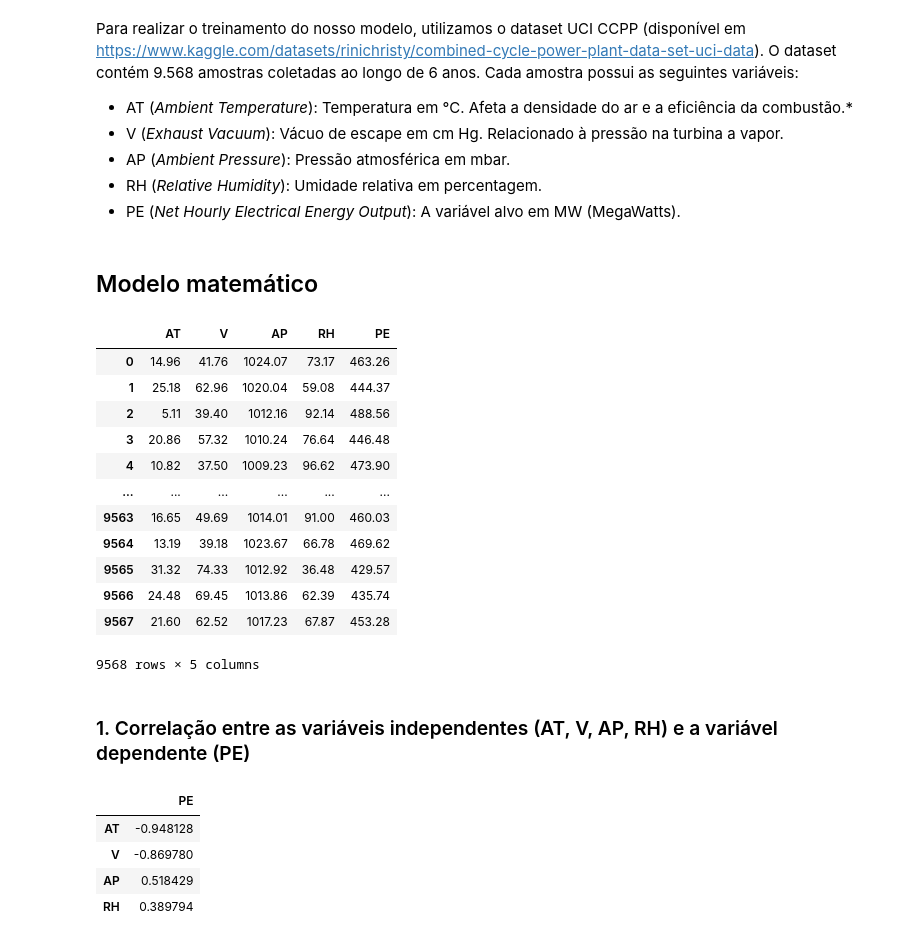
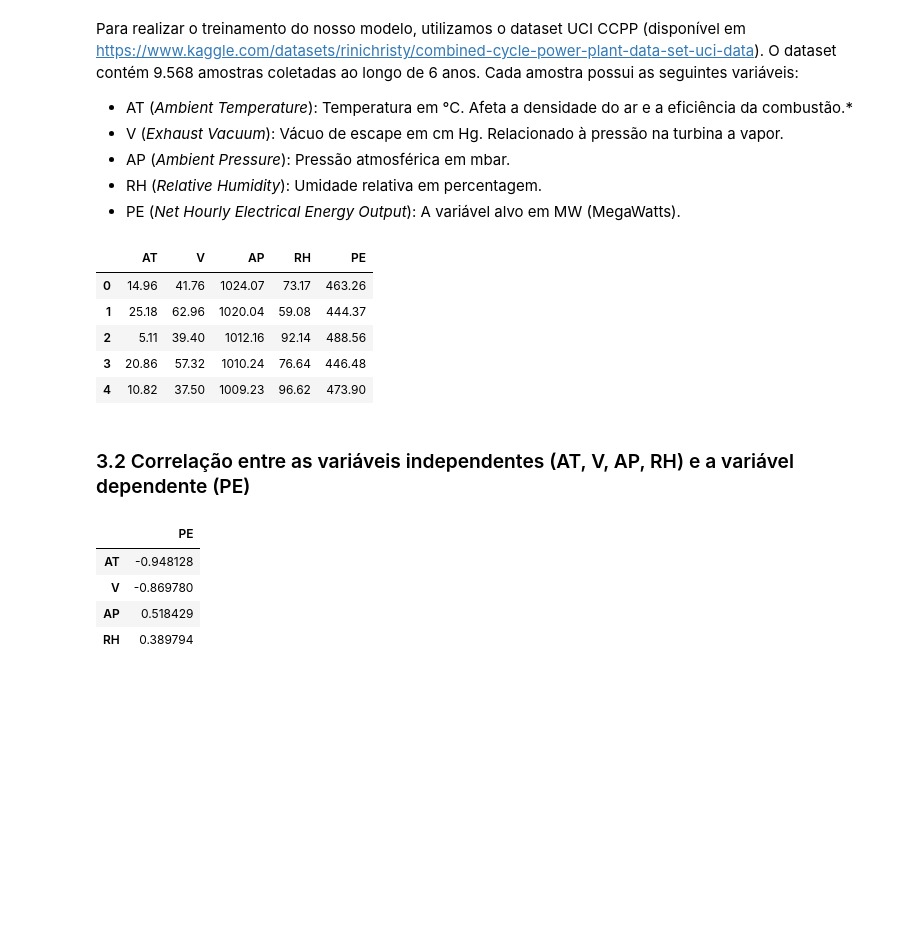
Before and after one commit to guilhermef2k/Sistemas_Inteligentes, a Jupyter notebook: Regressão Linear/regressao_linear.ipynb, the cells around one changed output. Cells and saved outputs as stored; diff of their text form; code cells hidden in the pictures; blank space fills up the shorter version.

```diff
--- a/Regressão Linear/regressao_linear.ipynb
+++ b/Regressão Linear/regressao_linear.ipynb
@@ -28,8 +30,6 @@ Para realizar o treinamento do nosso modelo, utilizamos o dataset UCI CCPP (disp
 *   AP (*Ambient Pressure*): Pressão atmosférica em mbar.
 *   RH (*Relative Humidity*): Umidade relativa em percentagem.
 *   PE (*Net Hourly Electrical Energy Output*): A variável alvo em MW (MegaWatts).
-# %% [markdown]
-## Modelo matemático
 # %%
 import pandas as pd
 import seaborn as sns
@@ -38,25 +38,19 @@ from sklearn.model_selection import train_test_split
 from sklearn.linear_model import LinearRegression
 from sklearn import metrics
 import numpy as np
-# %%
-df = pd.read_csv('/content/sample_data/Power Plant Data.csv')
-df
-# %% [output]
-|  | AT | V | AP | RH | PE |
-| 0 | 14.96 | 41.76 | 1024.07 | 73.17 | 463.26 |
-| 1 | 25.18 | 62.96 | 1020.04 | 59.08 | 444.37 |
-| 2 | 5.11 | 39.40 | 1012.16 | 92.14 | 488.56 |
-| 3 | 20.86 | 57.32 | 1010.24 | 76.64 | 446.48 |
-| 4 | 10.82 | 37.50 | 1009.23 | 96.62 | 473.90 |
-| ... | ... | ... | ... | ... | ... |
-| 9563 | 16.65 | 49.69 | 1014.01 | 91.00 | 460.03 |
-| 9564 | 13.19 | 39.18 | 1023.67 | 66.78 | 469.62 |
-| 9565 | 31.32 | 74.33 | 1012.92 | 36.48 | 429.57 |
-| 9566 | 24.48 | 69.45 | 1013.86 | 62.39 | 435.74 |
-| 9567 | 21.60 | 62.52 | 1017.23 | 67.87 | 453.28 |
-9568 rows × 5 columns
+# %%
+url = 'https://raw.githubusercontent.com/guilhermef2k/Sistemas_Inteligentes/main/Regress%C3%A3o%20Linear/dataSet/Power%20Plant%20Data.csv'
+df = pd.read_csv(url)
+df.head()
+# %% [output]
+|  | AT | V | AP | RH | PE |
+| 0 | 14.96 | 41.76 | 1024.07 | 73.17 | 463.26 |
+| 1 | 25.18 | 62.96 | 1020.04 | 59.08 | 444.37 |
+| 2 | 5.11 | 39.40 | 1012.16 | 92.14 | 488.56 |
+| 3 | 20.86 | 57.32 | 1010.24 | 76.64 | 446.48 |
+| 4 | 10.82 | 37.50 | 1009.23 | 96.62 | 473.90 |
 # %% [markdown]
-### 1. Correlação entre as variáveis independentes (AT, V, AP, RH) e a variável dependente (PE)
+### 3.2 Correlação entre as variáveis independentes (AT, V, AP, RH) e a variável dependente (PE)
 # %%
 df.corr()["PE"].drop("PE")
 # %% [output]
```
Also changed, not shown: parts of 17 cells of this notebook.
